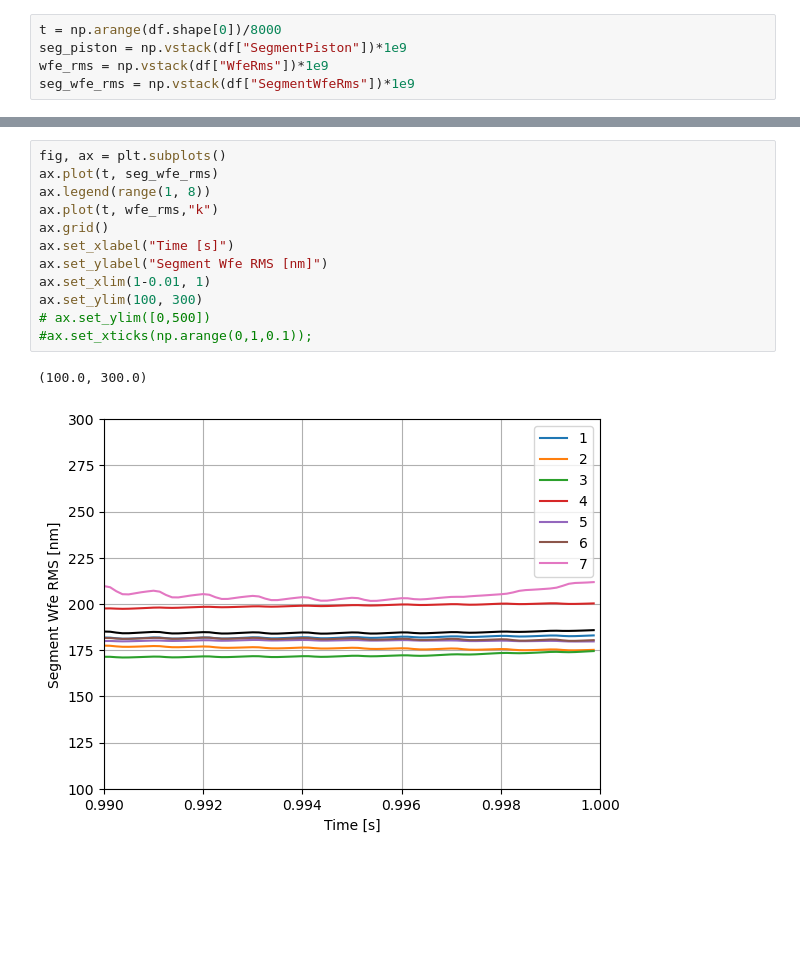
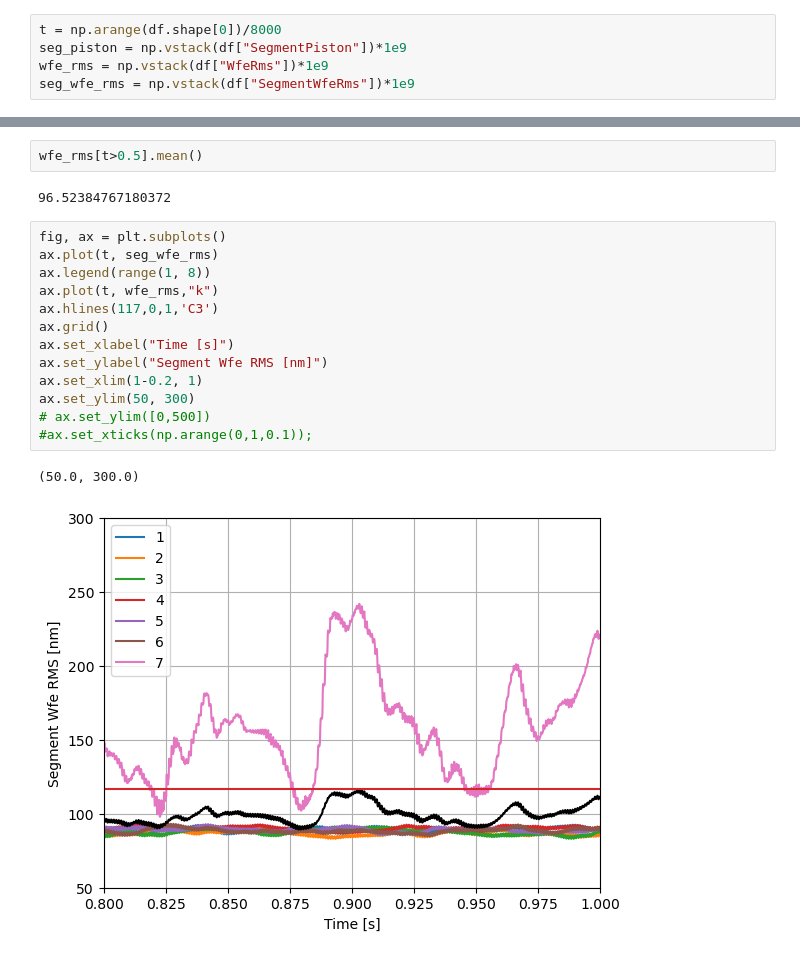
Before and after one commit to rodrigo-romano/dos-actors, a Jupyter notebook: grsim/ngao-opm/data/ngao-opm.ipynb, the cells around one changed output, grey strips where cells are left out. Saved outputs shown, nothing was run; the diff lists cells and outputs as text; blank space fills up the shorter version.

```diff
--- a/grsim/ngao-opm/data/ngao-opm.ipynb
+++ b/grsim/ngao-opm/data/ngao-opm.ipynb
@@ -85,18 +86,23 @@ ax.set_ylim([0,500])
+# %%
+wfe_rms[t>0.5].mean()
+# %% [output]
+96.52384767180372
 # %%
 fig, ax = plt.subplots()
 ax.plot(t, seg_wfe_rms)
 ax.legend(range(1, 8))
 ax.plot(t, wfe_rms,"k")
+ax.hlines(117,0,1,'C3')
 ax.grid()
 ax.set_xlabel("Time [s]")
 ax.set_ylabel("Segment Wfe RMS [nm]")
-ax.set_xlim(1-0.01, 1)
-ax.set_ylim(100, 300)
+ax.set_xlim(1-0.2, 1)
+ax.set_ylim(50, 300)
 # ax.set_ylim([0,500])
 #ax.set_xticks(np.arange(0,1,0.1));
 # %% [output]
-(100.0, 300.0)
+(50.0, 300.0)
-[figure, old version]
+[figure, new version]
 # %%
 fig, ax = plt.subplots()
 ax.plot(t, seg_wfe_rms)
```
Also changed, not shown: parts of 6 cells of this notebook, 10 other files.
